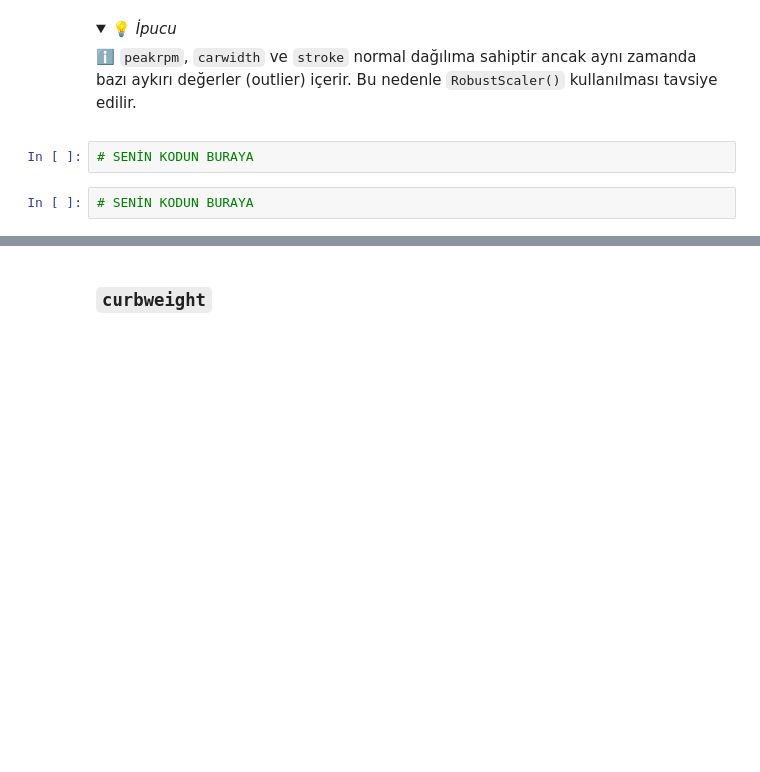
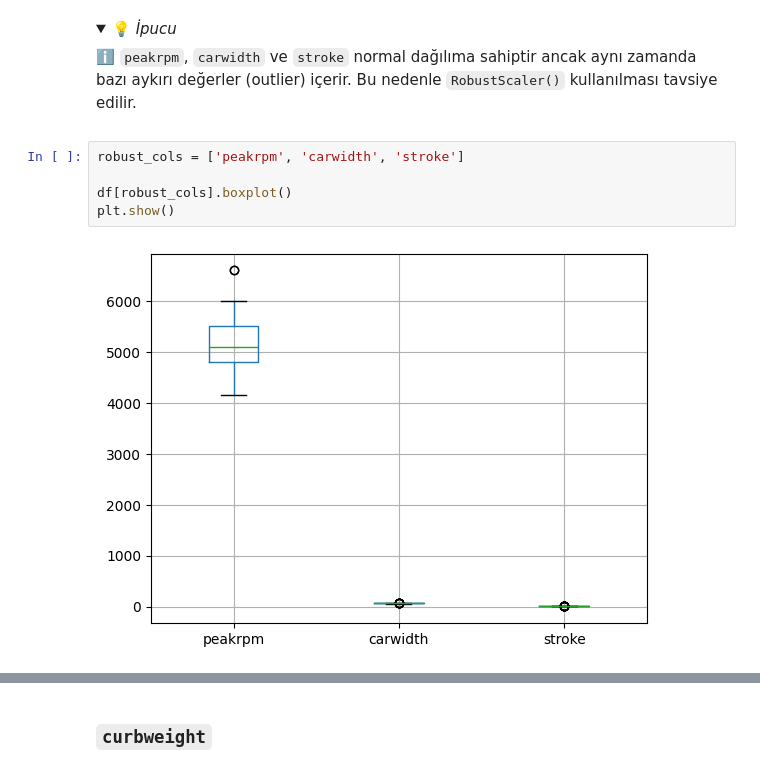
Before and after one commit to icedemirkaano/S16D2-S-Data-car-prices, a Jupyter notebook: Car-Prices.ipynb, the cells around one changed output, grey strips where cells are left out. Saved outputs shown, nothing was run; the diff lists cells and outputs as text; folded sections open; blank space fills up the shorter version.

```diff
--- a/Car-Prices.ipynb
+++ b/Car-Prices.ipynb
@@ -179,7 +198,10 @@ Dönüştürülmüş değerlerle orijinal sütunları değiştirin.
 
 ℹ️ <code>peakrpm</code>, <code>carwidth</code> ve <code>stroke</code> normal dağılıma sahiptir ancak aynı zamanda bazı aykırı değerler (outlier) içerir. Bu nedenle `RobustScaler()` kullanılması tavsiye edilir.
 </details>
-# %%
-# SENİN KODUN BURAYA
-# %%
-# SENİN KODUN BURAYA
+# %%
+robust_cols = ['peakrpm', 'carwidth', 'stroke']
+
+df[robust_cols].boxplot()
+plt.show()
+# %% [output]
+[figure, added]
```
Also changed, not shown: parts of 29 cells of this notebook, 4 other files.
